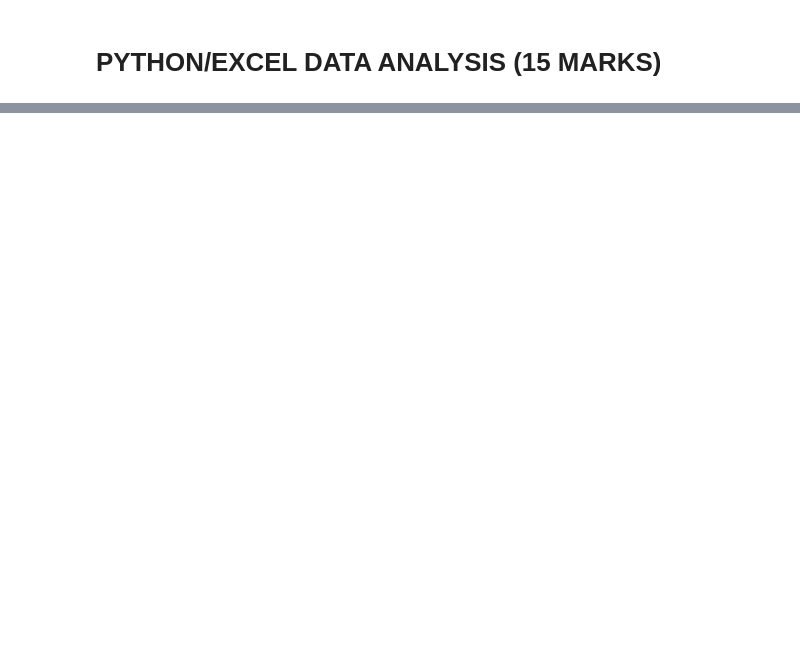
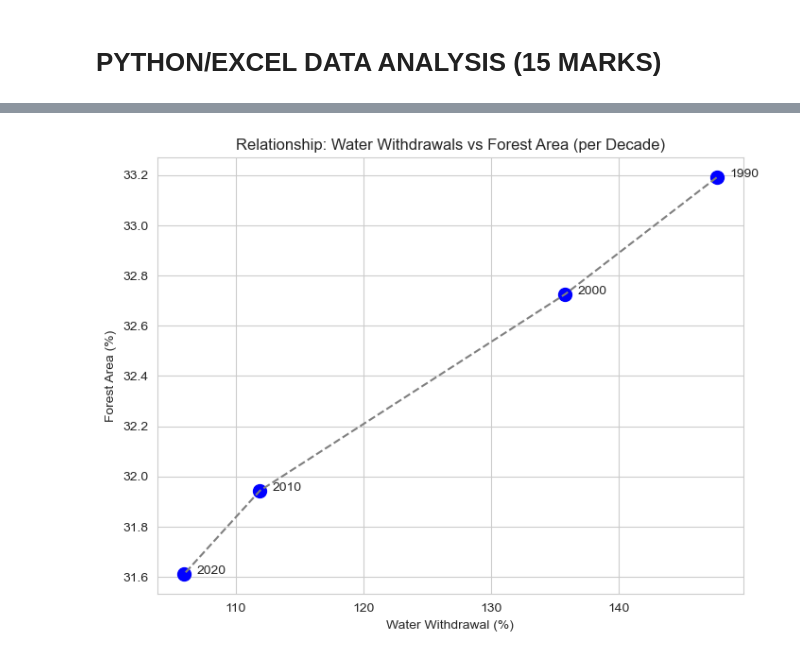
Before and after one commit to Tshepo103/Data-analysis-assignment, a Jupyter notebook: data analysis assignment.ipynb, the cells around one changed output, grey strips where cells are left out. Cells and saved outputs as stored; diff of their text form; code cells hidden in the pictures; blank space fills up the shorter version.

```diff
--- a/data analysis assignment.ipynb
+++ b/data analysis assignment.ipynb
@@ -453,0 +572,15 @@ After update: [(2020, 30.0, 45.33482142857143)]
+# %%
+import sqlite3
+import pandas as pd
+
+# Connect to database
+conn = sqlite3.connect("south_africa_data.db")
+
+# Load full table into pandas
+df = pd.read_sql_query("SELECT * FROM environment;", conn)
+
+# Close connection
+conn.close()
+
+# Preview data
+print(df.head())
@@ -516,0 +748,22 @@ plt.show()
+# %%
+#Relationship plot
+
+import matplotlib.pyplot as plt
+
+plt.figure(figsize=(8,6))
+plt.scatter(df["Water_Withdrawal_%"], df["Forest_Area_%"], color="blue", s=100)
+
+# Add labels
+for i, decade in enumerate(df["Decade"]):
+    plt.text(df["Water_Withdrawal_%"][i]+1, df["Forest_Area_%"][i], str(decade))
+
+# Connect points with a line
+plt.plot(df["Water_Withdrawal_%"], df["Forest_Area_%"], linestyle="--", color="gray")
+
+plt.title("Relationship: Water Withdrawals vs Forest Area (per Decade)")
+plt.xlabel("Water Withdrawal (%)")
+plt.ylabel("Forest Area (%)")
+plt.grid(True)
+plt.show()
+# %% [output]
+[figure, added]
```
Also changed, not shown: parts of 41 cells of this notebook, 5 other files.
